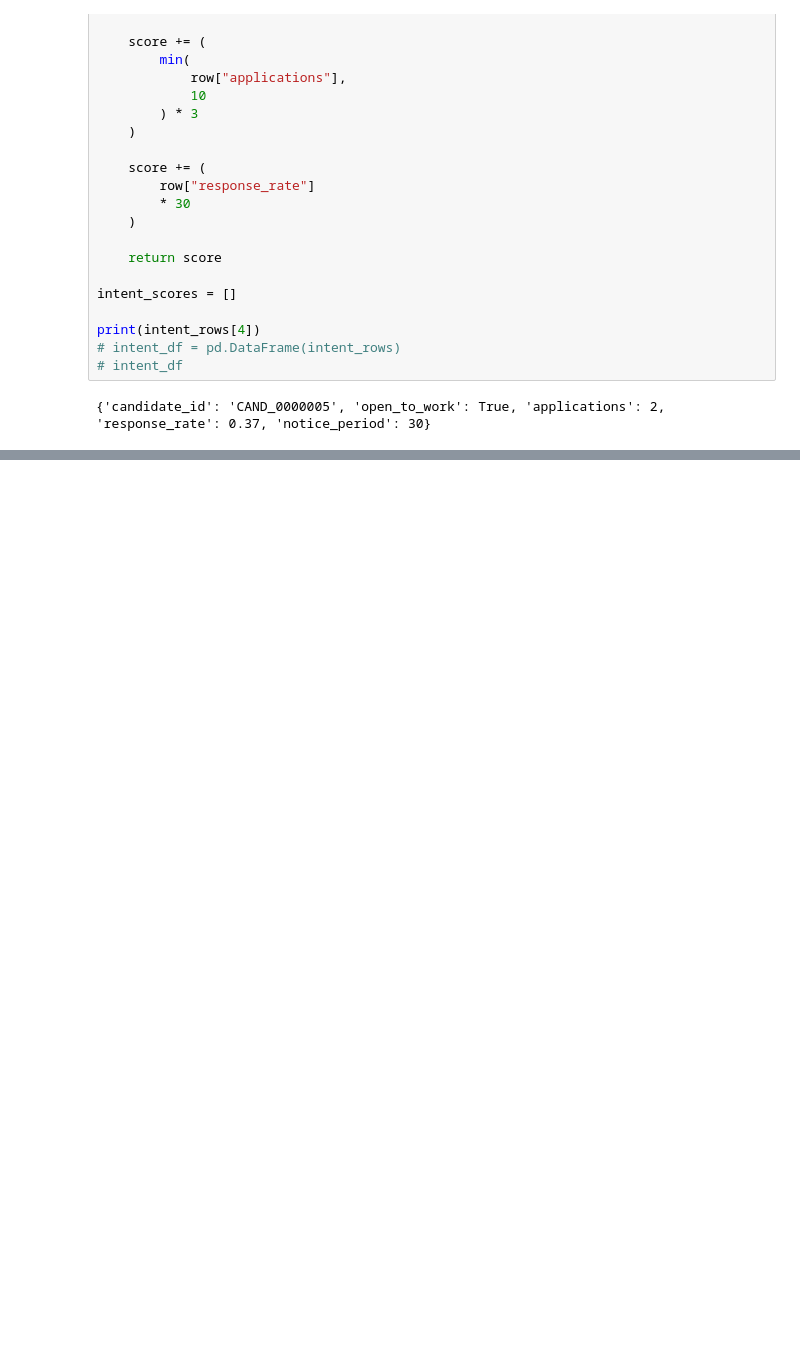
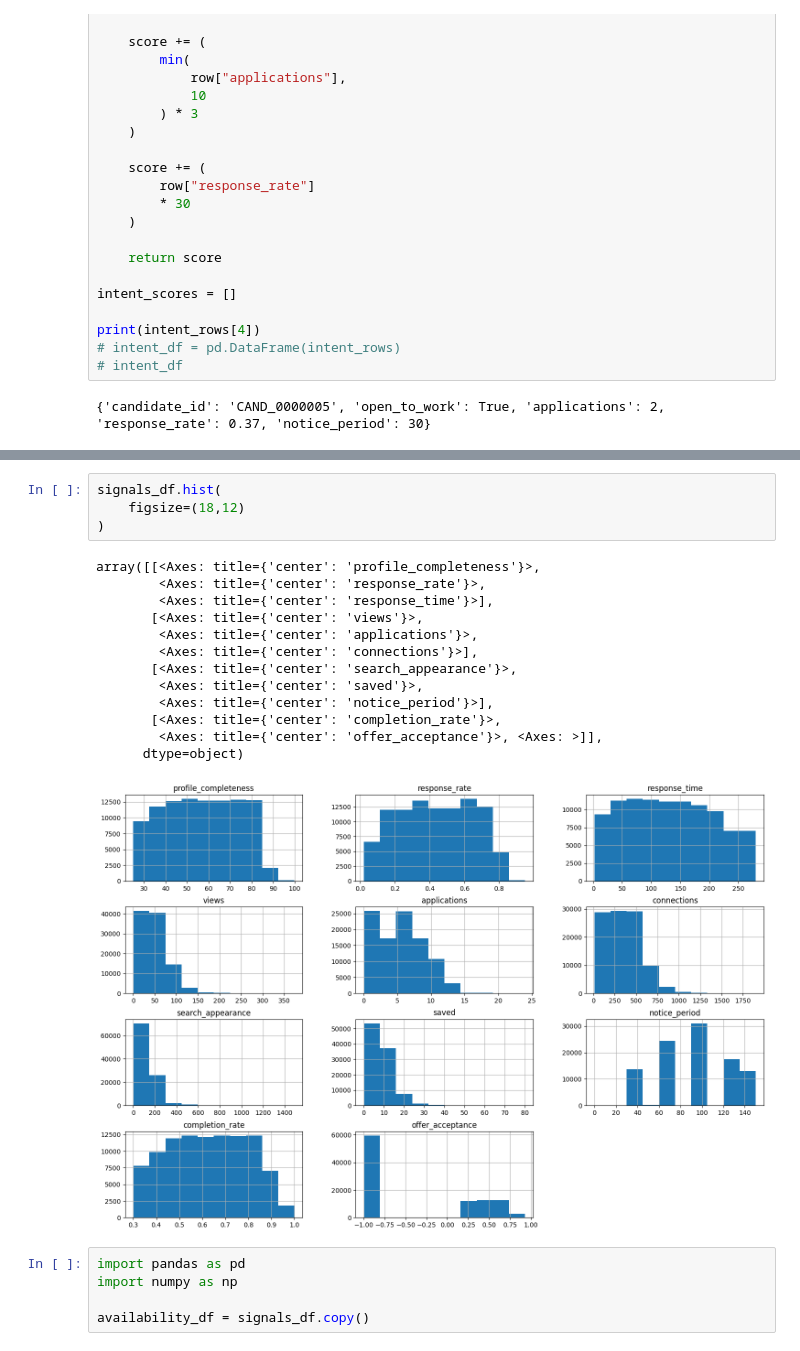
Before and after one commit to Theshmphony7580/autorecruit-, a Jupyter notebook: data_forensic _files/03_ranking_forensics.ipynb, the cells around one changed output, grey strips where cells are left out. Saved outputs shown, nothing was run; the diff lists cells and outputs as text; blank space fills up the shorter version.

```diff
--- a/data_forensic _files/03_ranking_forensics.ipynb
+++ b/data_forensic _files/03_ranking_forensics.ipynb
@@ -405,0 +500,23 @@ print(intent_rows[4])
+# %%
+signals_df.hist(
+    figsize=(18,12)
+)
+# %% [output]
+array([[<Axes: title={'center': 'profile_completeness'}>,
+        <Axes: title={'center': 'response_rate'}>,
+        <Axes: title={'center': 'response_time'}>],
+       [<Axes: title={'center': 'views'}>,
+        <Axes: title={'center': 'applications'}>,
+        <Axes: title={'center': 'connections'}>],
+       [<Axes: title={'center': 'search_appearance'}>,
+        <Axes: title={'center': 'saved'}>,
+        <Axes: title={'center': 'notice_period'}>],
+       [<Axes: title={'center': 'completion_rate'}>,
+        <Axes: title={'center': 'offer_acceptance'}>, <Axes: >]],
+      dtype=object)
+[figure, added]
+# %%
+import pandas as pd
+import numpy as np
+
+availability_df = signals_df.copy()
```
Also changed, not shown: parts of 38 cells of this notebook.
